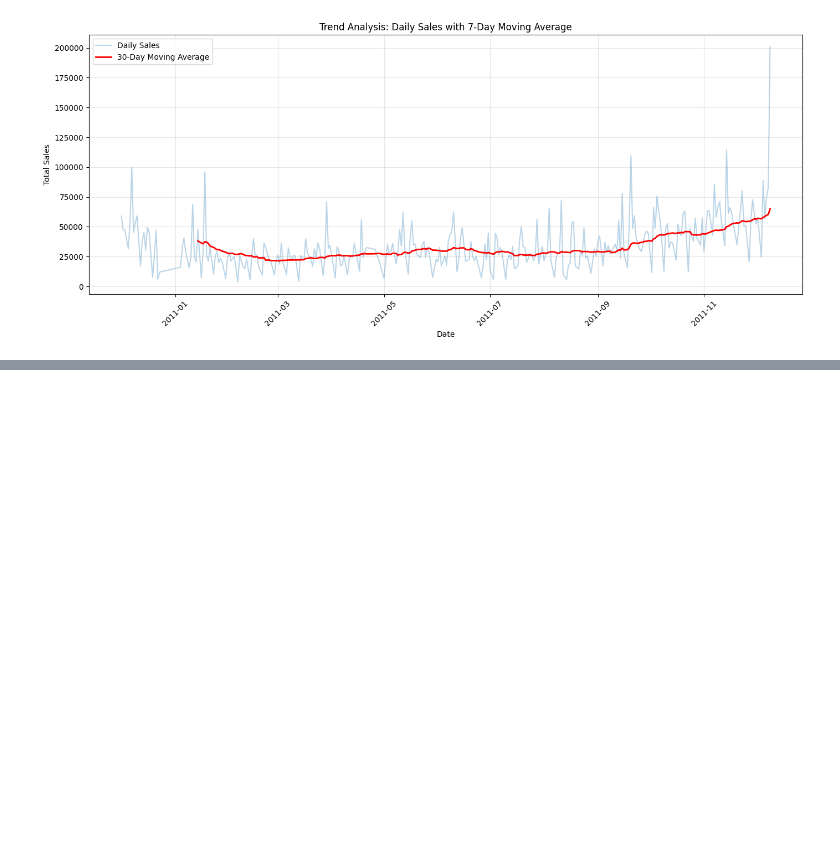
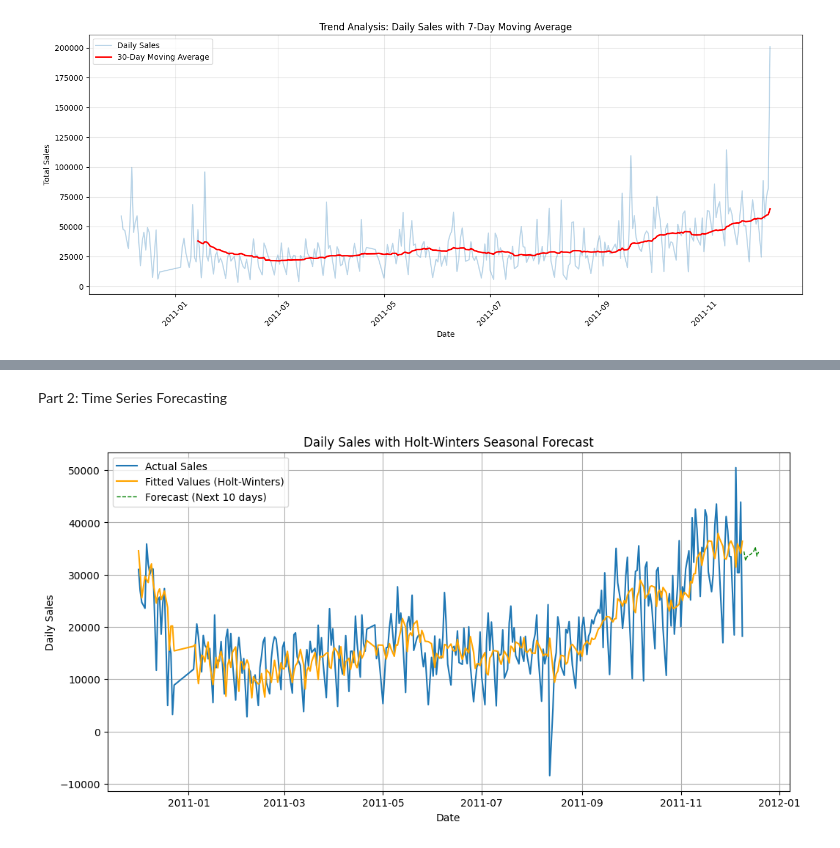
Before and after one commit to rose-giant/Data-Mining-Course-Projects, a Jupyter notebook: HW2/main.ipynb, the cells around one changed output, grey strips where cells are left out. Saved outputs shown, nothing was run; the diff lists cells and outputs as text; code cells hidden in the pictures; blank space fills up the shorter version.

Commit message:
feat: time series forcasting applied

```diff
--- a/HW2/main.ipynb
+++ b/HW2/main.ipynb
@@ -405,0 +728,33 @@ plt.show()
+# %% [markdown]
+Part 2: Time Series Forecasting
+# %%
+import pandas as pd
+import matplotlib.pyplot as plt
+from statsmodels.tsa.holtwinters import ExponentialSmoothing
+
+daily_sales["Date"] = pd.to_datetime(daily_sales["Date"])
+ts = daily_sales.set_index("Date")["TotalAmount"]
+
+model = ExponentialSmoothing(
+    ts,
+    trend="add",
+    seasonal="add",
+    seasonal_periods=7  # weekly seasonality
+).fit(optimized=True)
+
+forecast_days = 10
+forecast = model.forecast(forecast_days)
+forecast_dates = pd.date_range(start=ts.index[-1] + pd.Timedelta(days=1), periods=forecast_days)
+
+plt.figure(figsize=(12,6))
+plt.plot(ts, label="Actual Sales")
+plt.plot(ts.index, model.fittedvalues, label="Fitted Values (Holt-Winters)", color="orange", linewidth=1.5)
+plt.plot(forecast_dates, forecast, label="Forecast (Next 10 days)", linestyle='--', color='green', linewidth=1)
+plt.xlabel("Date")
+plt.ylabel("Daily Sales")
+plt.title("Daily Sales with Holt-Winters Seasonal Forecast")
+plt.legend()
+plt.grid(True)
+plt.show()
+# %% [output]
+[figure, added]
```
Also changed, not shown: parts of 20 cells of this notebook, 1 other file.
